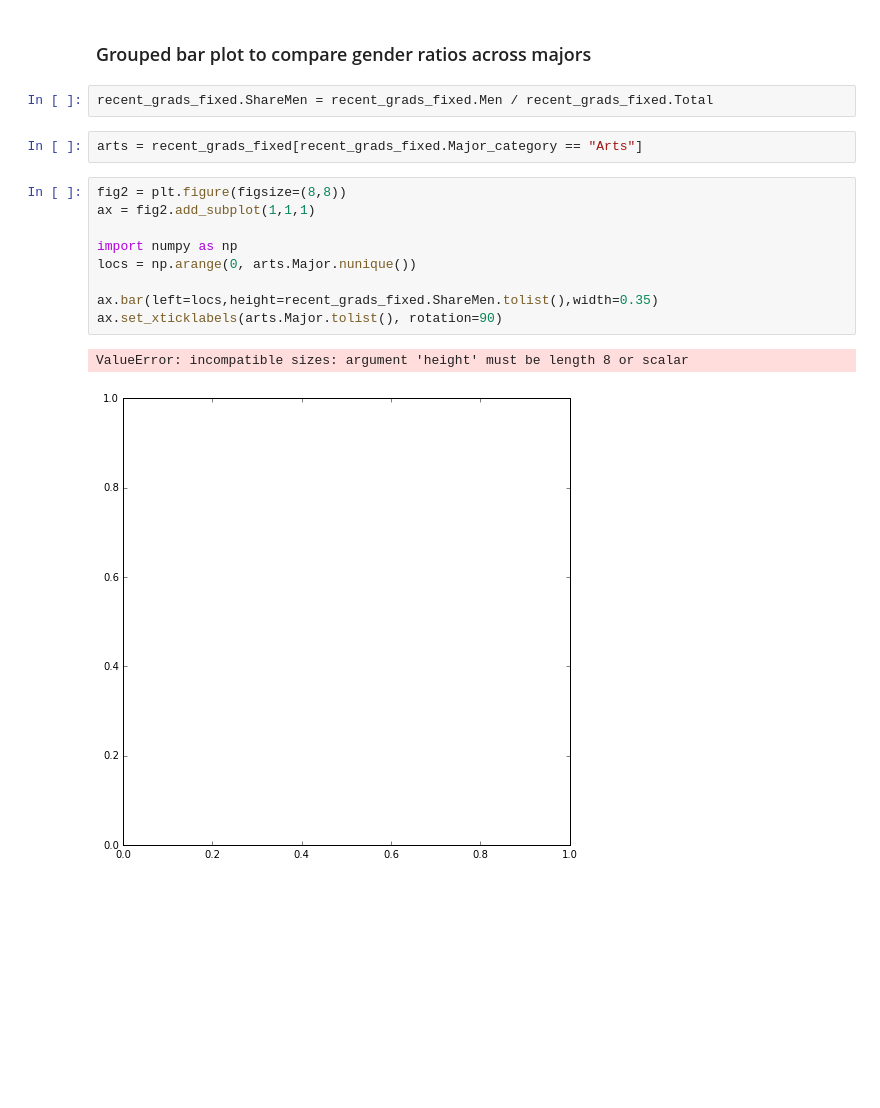
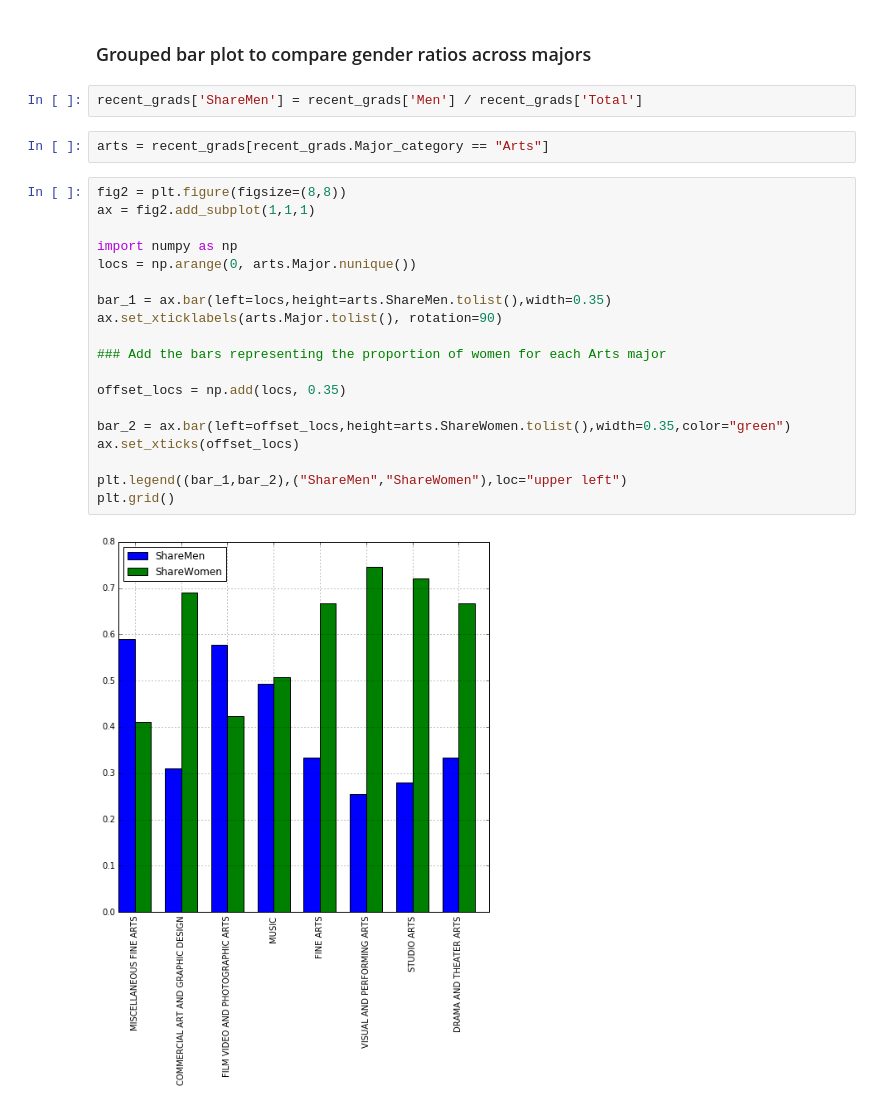
Before and after one commit to aniruddhabarapatre/Dataquest, a Jupyter notebook: Customized_visulization.ipynb, the cells around one changed output. Drawn from its saved outputs; the diff is of its cells as text; blank space fills up the shorter version.

Commit message:
Charting gender ratios

```diff
--- a/Customized_visulization.ipynb
+++ b/Customized_visulization.ipynb
@@ -82,18 +82,27 @@ plt.show()
 # %% [markdown]
 ### Grouped bar plot to compare gender ratios across majors
 # %%
-recent_grads_fixed.ShareMen = recent_grads_fixed.Men / recent_grads_fixed.Total
+recent_grads['ShareMen'] = recent_grads['Men'] / recent_grads['Total']
 # %%
-arts = recent_grads_fixed[recent_grads_fixed.Major_category == "Arts"]
+arts = recent_grads[recent_grads.Major_category == "Arts"]
 # %%
 fig2 = plt.figure(figsize=(8,8))
 ax = fig2.add_subplot(1,1,1)
 
 import numpy as np
 locs = np.arange(0, arts.Major.nunique())
 
-ax.bar(left=locs,height=recent_grads_fixed.ShareMen.tolist(),width=0.35)
+bar_1 = ax.bar(left=locs,height=arts.ShareMen.tolist(),width=0.35)
 ax.set_xticklabels(arts.Major.tolist(), rotation=90)
+
+### Add the bars representing the proportion of women for each Arts major
+
+offset_locs = np.add(locs, 0.35)
+
+bar_2 = ax.bar(left=offset_locs,height=arts.ShareWomen.tolist(),width=0.35,color="green")
+ax.set_xticks(offset_locs)
+
+plt.legend((bar_1,bar_2),("ShareMen","ShareWomen"),loc="upper left")
+plt.grid()
 # %% [output]
-ValueError: incompatible sizes: argument 'height' must be length 8 or scalar
-[figure, old version]
+[figure, new version]
```
